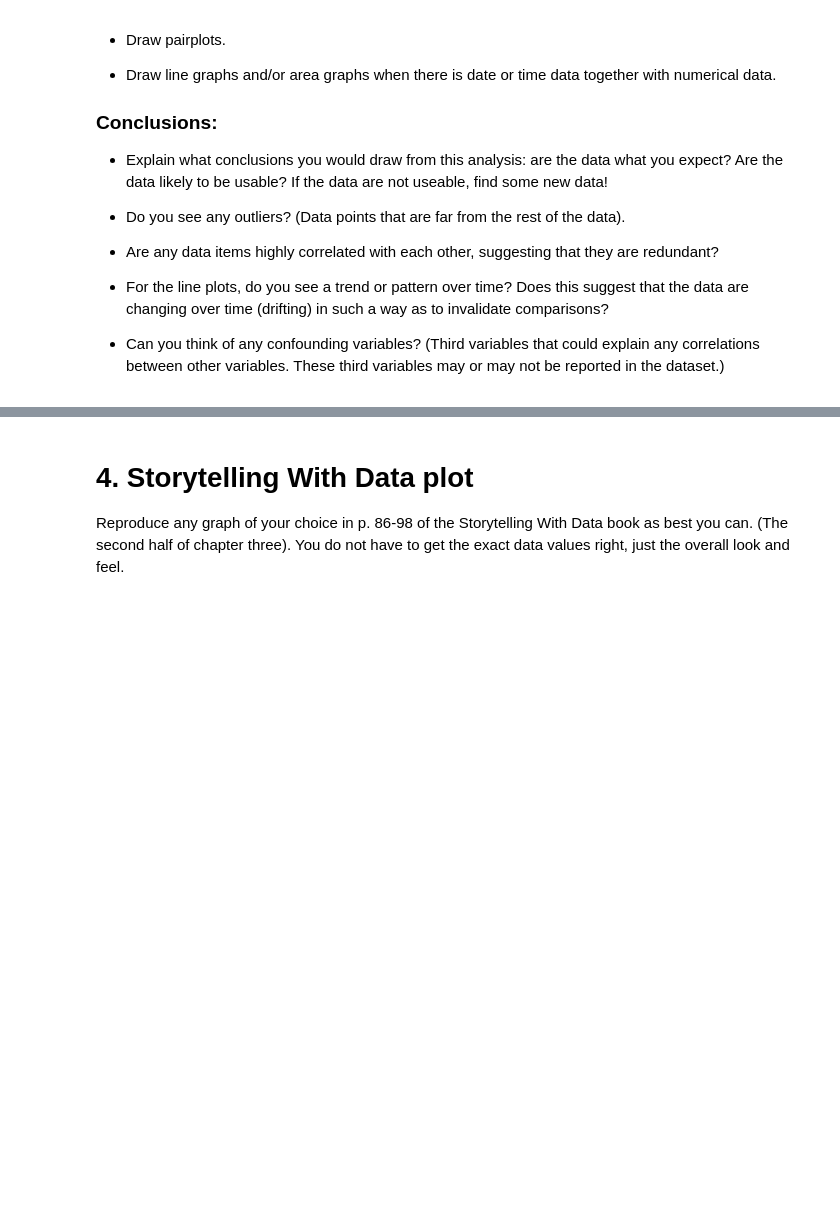
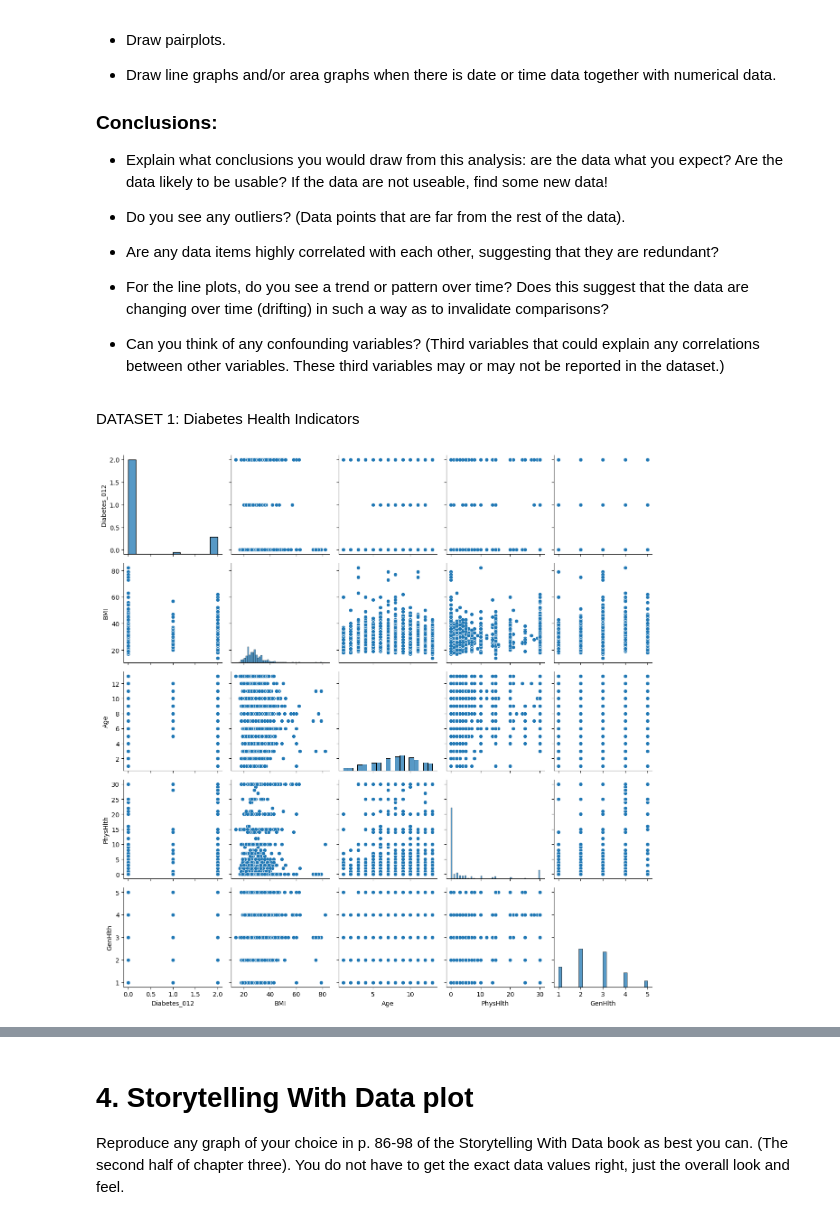
Before and after one commit to rain-dimen/OMDS-ModB2-Milestone3-Dimen-Rain, a Jupyter notebook: OMDS-ModB2-Week6-Dimen-Rain.ipynb, the cells around one changed output, grey strips where cells are left out. Saved outputs shown, nothing was run; the diff lists cells and outputs as text; code cells hidden in the pictures; blank space fills up the shorter version.

```diff
--- a/OMDS-ModB2-Week6-Dimen-Rain.ipynb
+++ b/OMDS-ModB2-Week6-Dimen-Rain.ipynb
@@ -67,3 +67,27 @@ This week, you will do the same types of exercises as last week, but you should
 - For the line plots, do you see a trend or pattern over time?  Does this suggest that the data are changing over time (drifting) in such a way as to invalidate comparisons?
 
 - Can you think of any confounding variables?  (Third variables that could explain any correlations between other variables.  These third variables may or may not be reported in the dataset.)
+# %%
+#1
+df = pd.read_csv("diabetes_012_health_indicators_BRFSS2015.csv")
+
+#2
+df_heart = pd.read_csv("heart_disease.csv")
+
+#3
+df_cc = pd.read_csv("colorectal_cancer_dataset.csv")
+# %% [markdown]
+DATASET 1: Diabetes Health Indicators
+# %%
+import seaborn as sns
+import matplotlib.pyplot as plt
+
+df_sample = df.sample(n=2000, random_state=1)
+
+correlation_columns = ['Diabetes_012', 'BMI', 'Age', 'PhysHlth', 'GenHlth']
+
+sns.pairplot(df_sample[correlation_columns])
+plt.tight_layout()
+plt.show()
+# %% [output]
+[figure, added]
```
Also changed, not shown: parts of 16 cells of this notebook.
